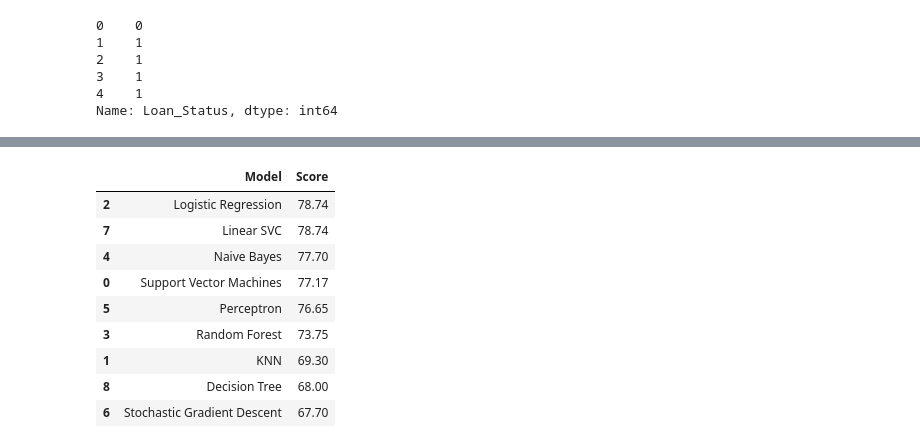
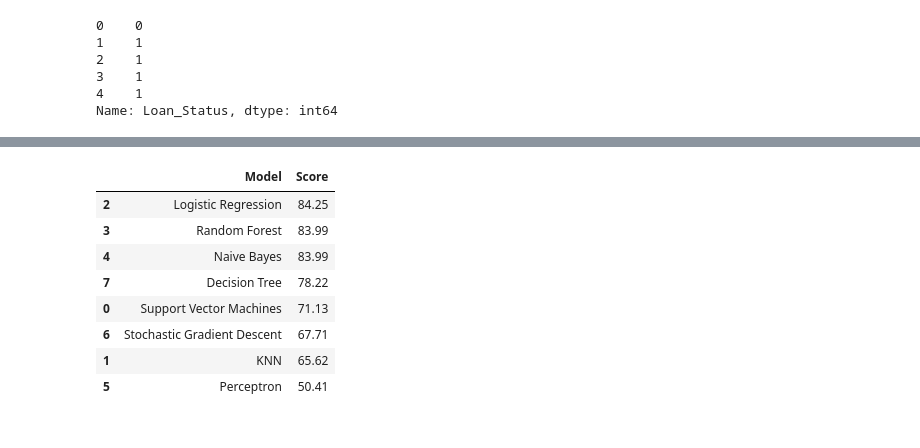
Before and after one commit to MartaSeidler/Kaggle_Loan_Status_Prediction, a Jupyter notebook: loan-status-prediction.ipynb, the cells around one changed output, grey strips where cells are left out. Drawn from its saved outputs; the diff is of its cells as text; code cells hidden in the pictures.

Commit message:
Kaggle Notebook | Loan Status Prediction 84% acc | Version 5

```diff
--- a/loan-status-prediction.ipynb
+++ b/loan-status-prediction.ipynb
@@ -401,2 +298,0 @@ df = df.drop('Loan_Amount_Term_Band', axis=1)
-# %%
-df['LoanAmount_Band'] = pd.qcut(df['LoanAmount'], 5)
@@ -412,11 +299,8 @@ df[['LoanAmount_Band', 'Loan_Status']].groupby('LoanAmount_Band', as_index=False
-# %%
-df.loc[df['LoanAmount'] <= 81, 'LoanAmount'] = 0
-df.loc[(df['LoanAmount'] > 81) & (df['LoanAmount'] <= 103), 'LoanAmount'] = 1
-df.loc[(df['LoanAmount'] > 103) & (df['LoanAmount'] <= 116), 'LoanAmount'] = 2
-df.loc[(df['LoanAmount'] > 116) & (df['LoanAmount'] <= 130), 'LoanAmount'] = 3
-df.loc[df['LoanAmount'] > 130, 'LoanAmount'] = 4
-# %%
-df = df.drop(['LoanAmount_Band', 'Married', 'Dependents'], axis=1)
+# %%
+df['Property_Area'] = df['Property_Area'].map({'Rural': 0, 'Semiurban': 1, 'Urban': 2}).astype(int)
+df['Gender'] = df['Gender'].map({'Female': 0, 'Male': 1}).astype(int)
+df['Education'] = df['Education'].map({'Not Graduate': 0, 'Graduate': 1}).astype(int)
+df['Self_Employed'] = df['Self_Employed'].map({'No': 0, 'Yes': 1}).astype(int)
 # %%
 df.head()
 # %% [output]
@@ -489,18 +378,17 @@ acc_decision_tree = get_score(DecisionTreeClassifier())
 acc_random_forest = get_score(RandomForestClassifier(n_estimators=100))
 # %%
 models = pd.DataFrame({
-    'Model': ['Support Vector Machines', 'KNN', 'Logistic Regression', 'Random Forest', 'Naive Bayes', 'Perceptron', 'Stochastic Gradient Descent', 'Linear SVC', 'Decision Tree'],
-    'Score': [acc_svc, acc_knn, acc_log, acc_random_forest, acc_gaussian, acc_perceptron, acc_sgd, acc_linear_svc, acc_decision_tree]
+    'Model': ['Support Vector Machines', 'KNN', 'Logistic Regression', 'Random Forest', 'Naive Bayes', 'Perceptron', 'Stochastic Gradient Descent', 'Decision Tree'],
+    'Score': [acc_svc, acc_knn, acc_log, acc_random_forest, acc_gaussian, acc_perceptron, acc_sgd, acc_decision_tree]
 })
 models.sort_values(by='Score', ascending=False)
 # %% [output]
 |  | Model | Score |
-| 2 | Logistic Regression | 78.74 |
-| 7 | Linear SVC | 78.74 |
-| 4 | Naive Bayes | 77.70 |
-| 0 | Support Vector Machines | 77.17 |
-| 5 | Perceptron | 76.65 |
-| 3 | Random Forest | 73.75 |
-| 1 | KNN | 69.30 |
-| 8 | Decision Tree | 68.00 |
-| 6 | Stochastic Gradient Descent | 67.70 |
+| 2 | Logistic Regression | 84.25 |
+| 3 | Random Forest | 83.99 |
+| 4 | Naive Bayes | 83.99 |
+| 7 | Decision Tree | 78.22 |
+| 0 | Support Vector Machines | 71.13 |
+| 6 | Stochastic Gradient Descent | 67.71 |
+| 1 | KNN | 65.62 |
+| 5 | Perceptron | 50.41 |
```
Also changed, not shown: parts of 40 cells of this notebook.
